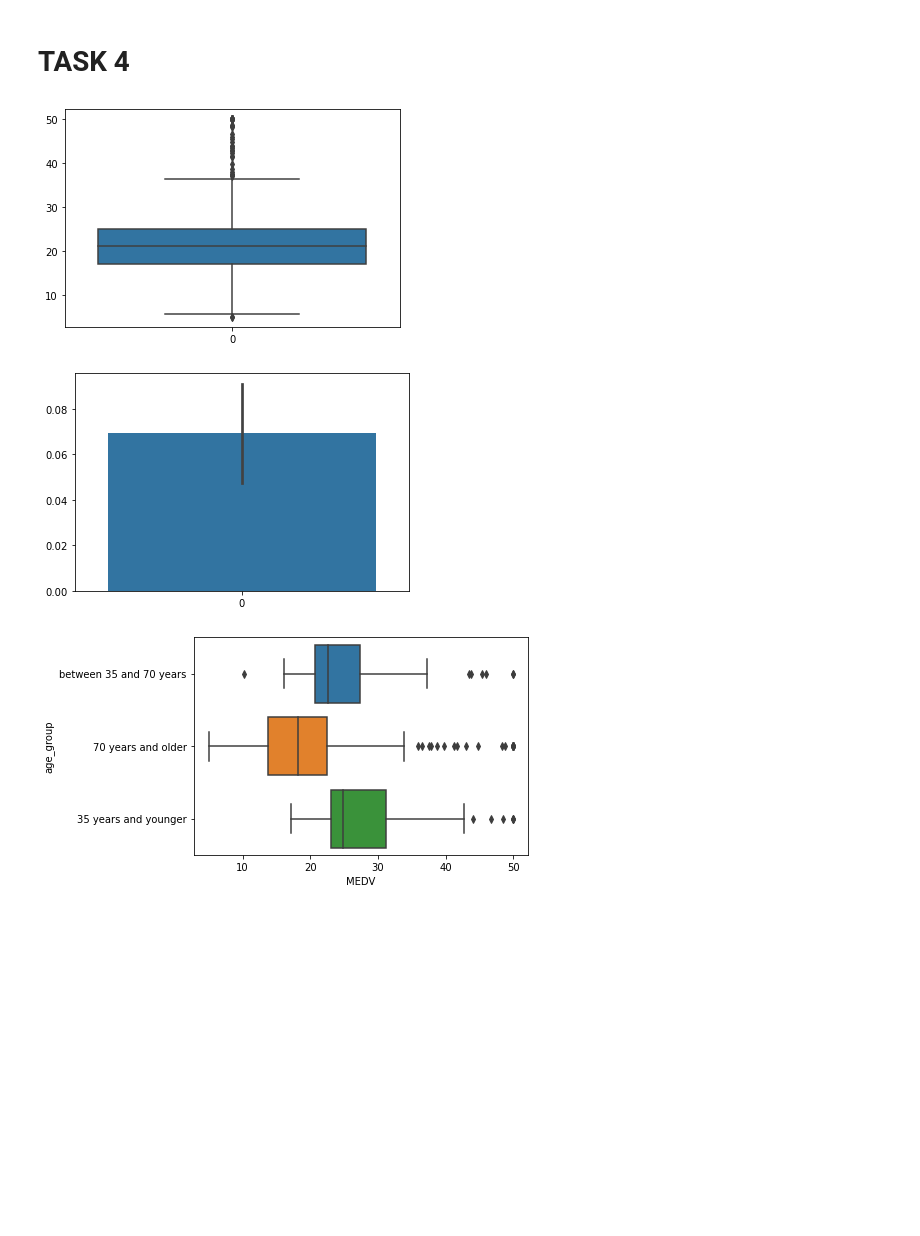
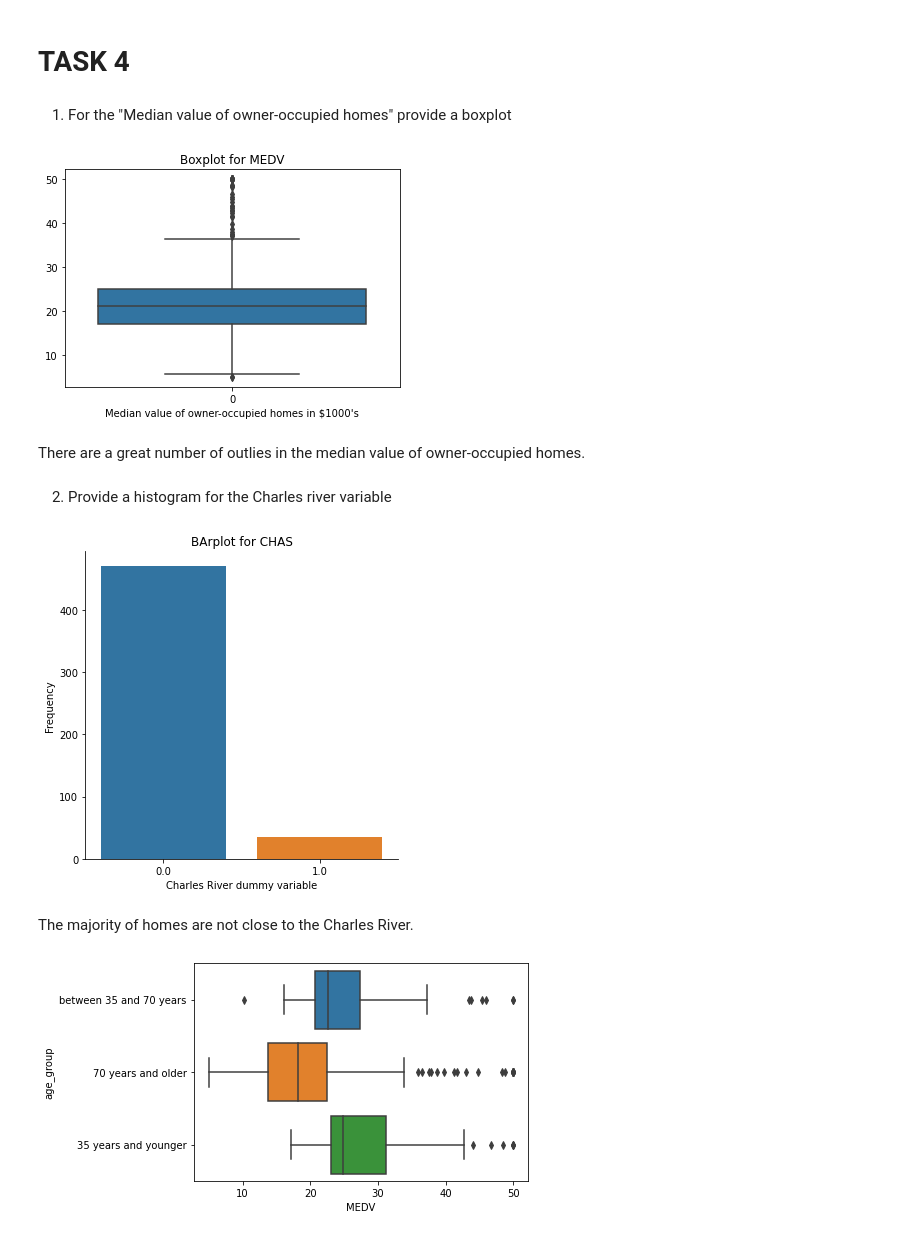
Before and after one commit to fim82fim/testrepo, a Jupyter notebook: Statistics_DS_Project.ipynb, the cells around one changed output. Saved outputs shown, nothing was run; the diff lists cells and outputs as text; code cells hidden in the pictures; blank space fills up the shorter version.

Commit message:
Update Commecnts for charts

```diff
--- a/Statistics_DS_Project.ipynb
+++ b/Statistics_DS_Project.ipynb
@@ -26,16 +26,30 @@ boston_df
 506 rows × 14 columns
 # %% [markdown]
 <h1><b>TASK 4</b></h1>
+# %% [markdown]
+1. For the "Median value of owner-occupied homes" provide a boxplot
 # %%
 # Boxplot for the "Median value of owner-occupied homes"
 ax = sns.boxplot(data=boston_df['MEDV'])
+ax.set(title = 'Boxplot for MEDV',
+      xlabel = "Median value of owner-occupied homes in $1000's");
+plt.show()
 # %% [output]
-[figure, old version]
+[figure, new version]
+# %% [markdown]
+There are a great number of outlies in the median value of owner-occupied homes.
+# %% [markdown]
+2. Provide a histogram for the Charles river variable
 # %%
 # Bar plot for the Charles river variable
-ax = sns.barplot(data=boston_df['CHAS'])
+ax = sns.catplot(x='CHAS',kind='count', data=boston_df)
+ax.set(title = 'BArplot for CHAS',
+      xlabel = 'Charles River dummy variable',
+      ylabel = 'Frequency');
 # %% [output]
-[figure, old version]
+[figure, new version]
+# %% [markdown]
+The majority of homes are not close to the Charles River.
 # %%
 # Boxplot for the MEDV variable vs the AGE variable
 
```
Also changed, not shown: parts of 4 cells of this notebook.
